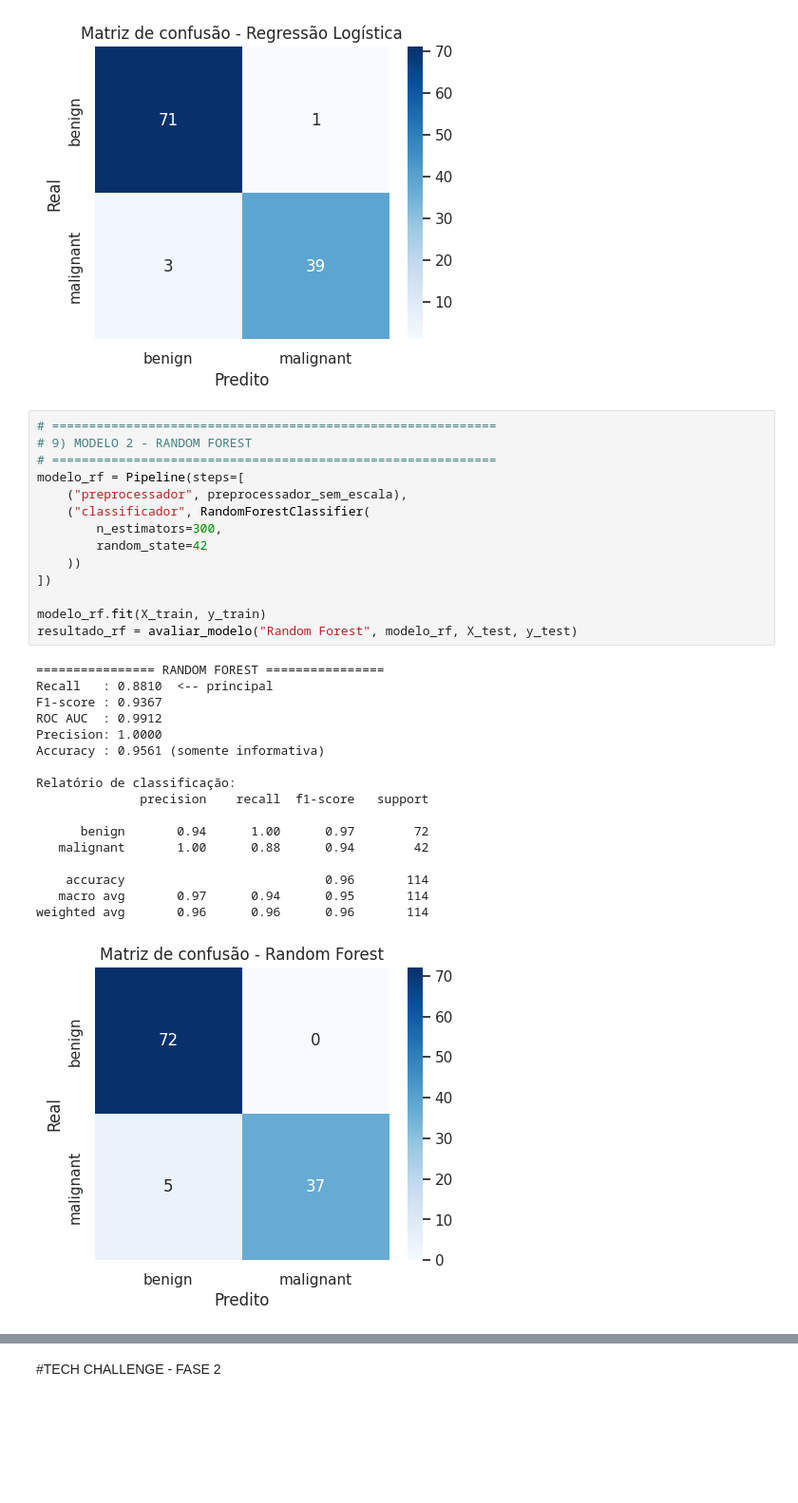
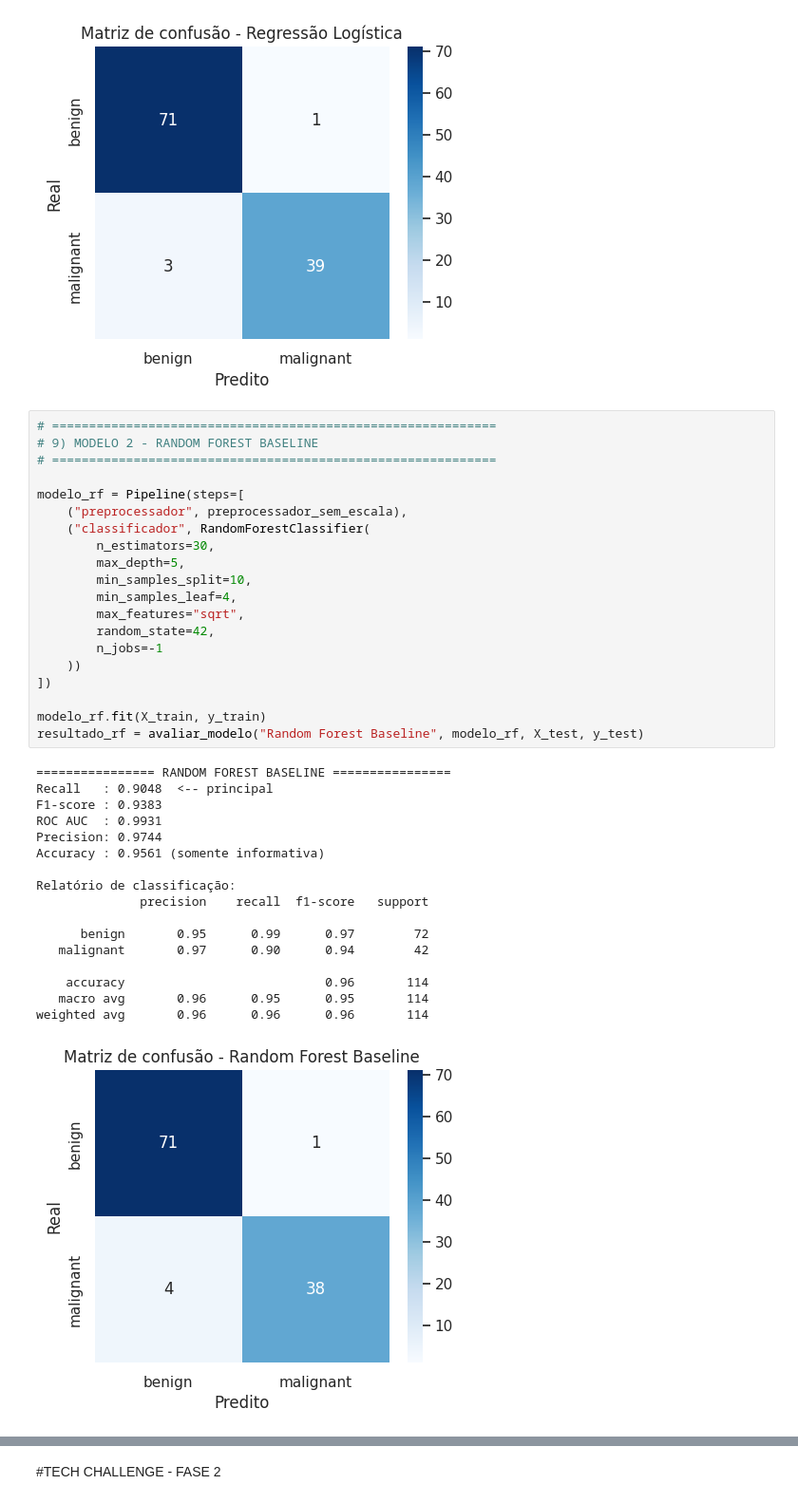
Before and after one commit to mvaraujo1977/Cancer-Mama-Machine-Learning, a Jupyter notebook: Cancer_de_Mama.ipynb, the cells around one changed output, grey strips where cells are left out. Shown at 95% size. Saved outputs shown, nothing was run; the diff lists cells and outputs as text; blank space fills up the shorter version.

```diff
--- a/Cancer_de_Mama.ipynb
+++ b/Cancer_de_Mama.ipynb
@@ -269,36 +272,42 @@ weighted avg       0.97      0.96      0.96       114
 [figure]
 # %%
 # ============================================================
-# 9) MODELO 2 - RANDOM FOREST
+# 9) MODELO 2 - RANDOM FOREST BASELINE
 # ============================================================
+
 modelo_rf = Pipeline(steps=[
     ("preprocessador", preprocessador_sem_escala),
     ("classificador", RandomForestClassifier(
-        n_estimators=300,
-        random_state=42
+        n_estimators=30,
+        max_depth=5,
+        min_samples_split=10,
+        min_samples_leaf=4,
+        max_features="sqrt",
+        random_state=42,
+        n_jobs=-1
     ))
 ])
 
 modelo_rf.fit(X_train, y_train)
-resultado_rf = avaliar_modelo("Random Forest", modelo_rf, X_test, y_test)
+resultado_rf = avaliar_modelo("Random Forest Baseline", modelo_rf, X_test, y_test)
 # %% [output]
-================ RANDOM FOREST ================
-Recall   : 0.8810  <-- principal
-F1-score : 0.9367
-ROC AUC  : 0.9912
-Precision: 1.0000
+================ RANDOM FOREST BASELINE ================
+Recall   : 0.9048  <-- principal
+F1-score : 0.9383
+ROC AUC  : 0.9931
+Precision: 0.9744
 Accuracy : 0.9561 (somente informativa)
 
 Relatório de classificação:
               precision    recall  f1-score   support
 
-      benign       0.94      1.00      0.97        72
-   malignant       1.00      0.88      0.94        42
+      benign       0.95      0.99      0.97        72
+   malignant       0.97      0.90      0.94        42
 
     accuracy                           0.96       114
-   macro avg       0.97      0.94      0.95       114
+   macro avg       0.96      0.95      0.95       114
 weighted avg       0.96      0.96      0.96       114
-[figure, old version]
+[figure, new version]
 # %%
 # ============================================================
 # 10) COMPARAÇÃO DOS MODELOS
```
Also changed, not shown: parts of 11 cells of this notebook.
